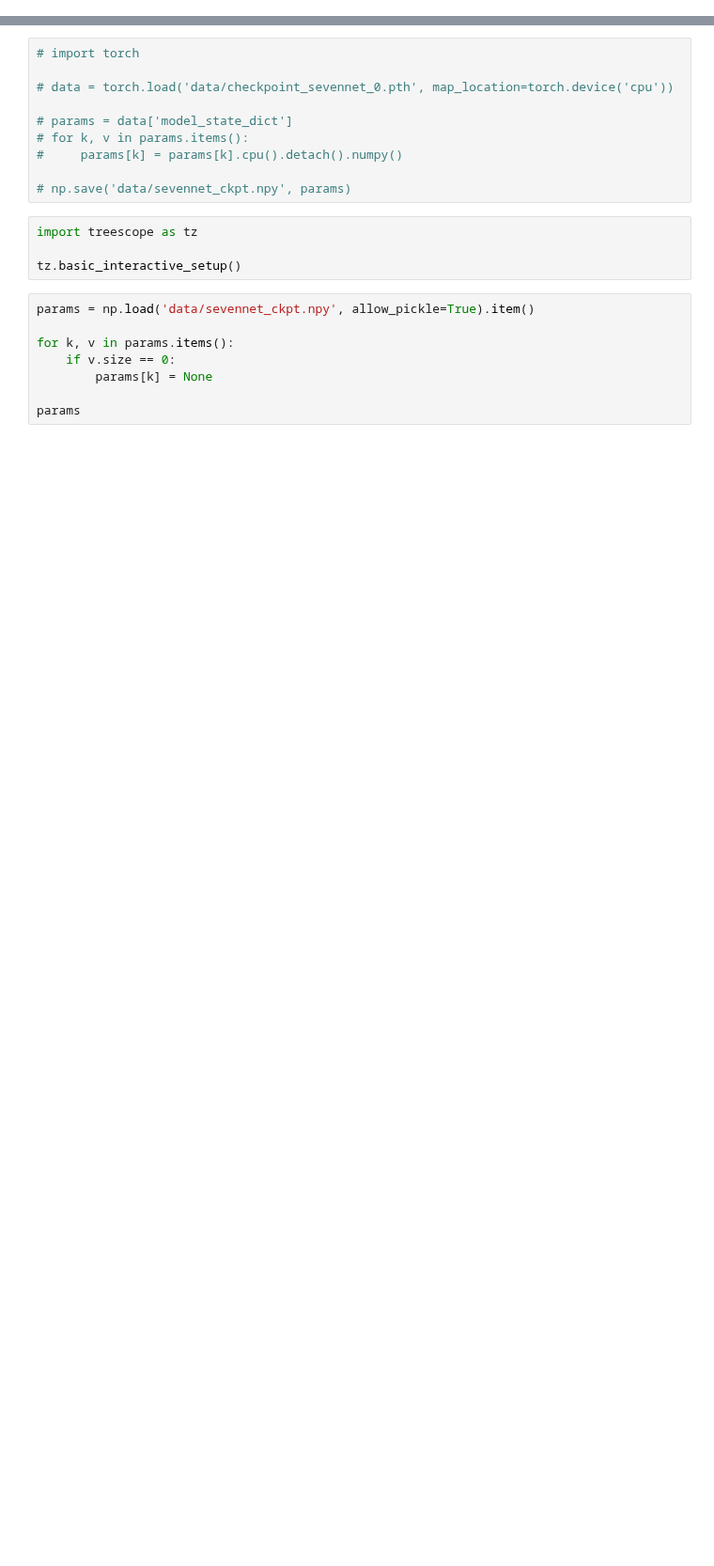
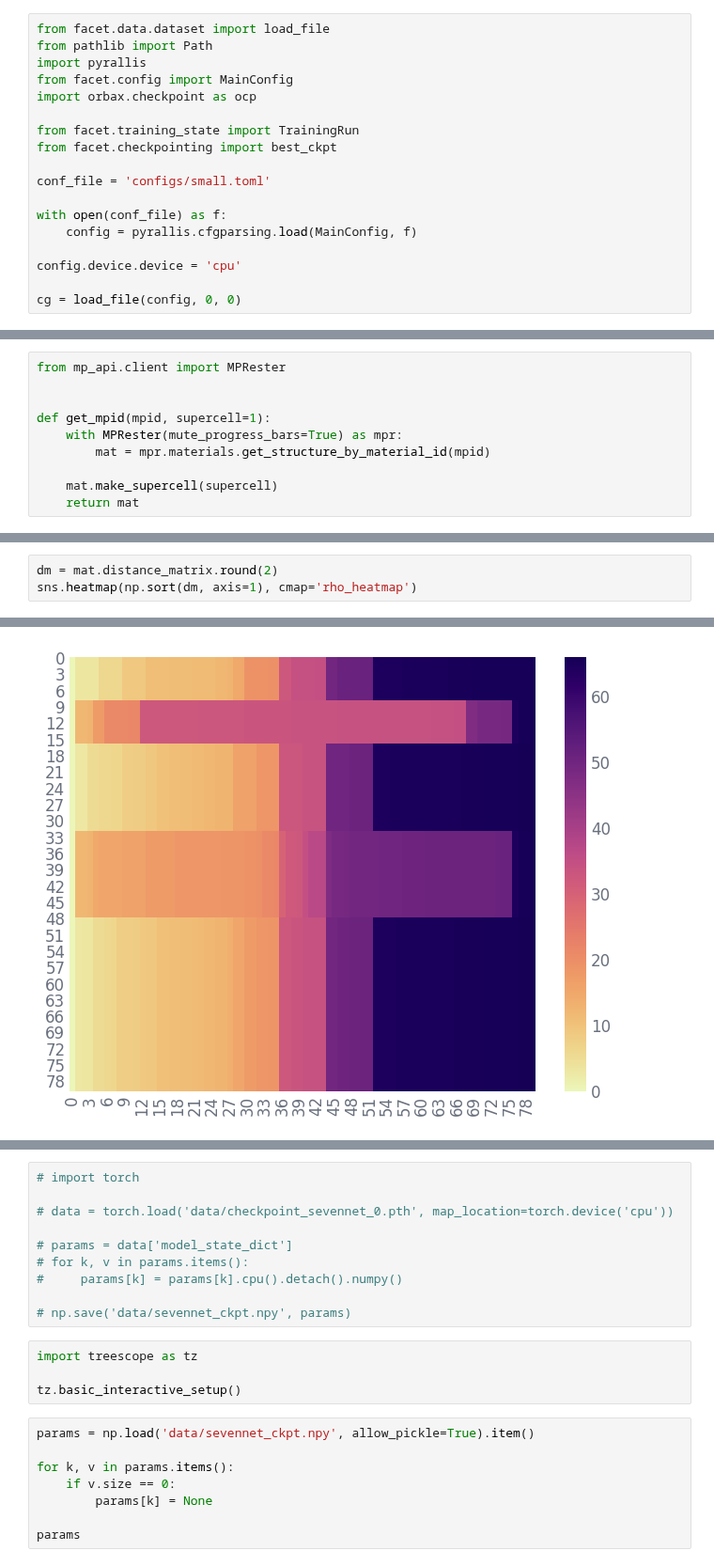
Before and after one commit to nicholas-miklaucic/facet, a Jupyter notebook: notebooks/testing.ipynb, the cells around one changed output, grey strips where cells are left out. Shown at 94% size. Cells and saved outputs as stored; diff of their text form; blank space fills up the shorter version.

```diff
--- a/notebooks/testing.ipynb
+++ b/notebooks/testing.ipynb
@@ -24,3 +24,21 @@ theme, cs = rp.mpl_setup(is_dark)
 rp.plotly_setup(is_dark)
 # %% [output]
 /home/nmiklaucic/cdv
+# %%
+from facet.data.dataset import load_file
+from pathlib import Path
+import pyrallis
+from facet.config import MainConfig
+import orbax.checkpoint as ocp
+
+from facet.training_state import TrainingRun
+from facet.checkpointing import best_ckpt
+
+conf_file = 'configs/small.toml'
+
+with open(conf_file) as f:
+    config = pyrallis.cfgparsing.load(MainConfig, f)
+
+config.device.device = 'cpu'
+
+cg = load_file(config, 0, 0)
@@ -26,0 +470,10 @@ rp.plotly_setup(is_dark)
+# %%
+from mp_api.client import MPRester
+
+
+def get_mpid(mpid, supercell=1):
+    with MPRester(mute_progress_bars=True) as mpr:
+        mat = mpr.materials.get_structure_by_material_id(mpid)
+
+    mat.make_supercell(supercell)
+    return mat
@@ -26,0 +548,4 @@ rp.plotly_setup(is_dark)
+# %%
+dm = mat.distance_matrix.round(2)
+sns.heatmap(np.sort(dm, axis=1), cmap='rho_heatmap')
+# %% [output]
@@ -26,0 +555 @@ rp.plotly_setup(is_dark)
+[figure, added]
```
Also changed, not shown: parts of 30 cells of this notebook, 22 other files.
